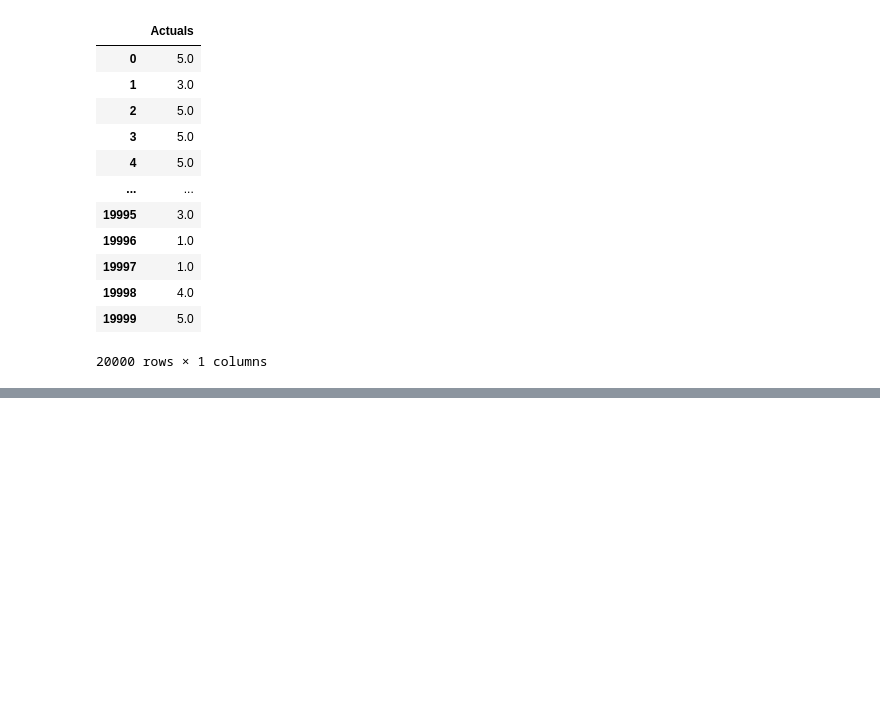
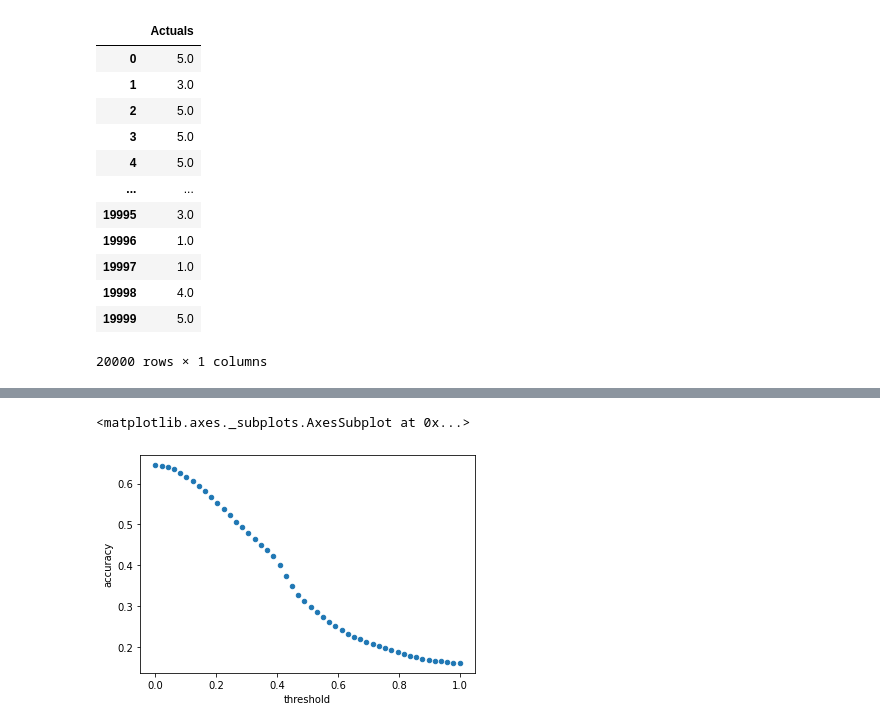
Before and after one commit to CodyBurker/W266_Group_Project, a Jupyter notebook: Cody_Ensembles.ipynb, the cells around one changed output, grey strips where cells are left out. Drawn from its saved outputs; the diff is of its cells as text; code cells hidden in the pictures; blank space fills up the shorter version.

Commit message:
Correct prediction confidence

```diff
--- a/Cody_Ensembles.ipynb
+++ b/Cody_Ensembles.ipynb
@@ -418,0 +314,13 @@ Accuracy: LinearSVM     71.2000%
+# %%
+# Get guess with most entropy
+def get_guess(row):
+  if row[0] > row[2]:
+    return row[1]
+  else:
+    return row[3]
+
+entropy_test['entropy_pred'] = entropy_test.apply(get_guess,axis=1)
+entropy_test['entropy_min'] = entropy_test[['cnn_entropy','bert_entropy']].apply(np.min,axis=1)
+entropy_train['entropy_pred'] = entropy_train.apply(get_guess,axis=1)
+entropy_train['entropy_min'] = entropy_train[['cnn_entropy','bert_entropy']].apply(np.min,axis=1)
+entropy_test[entropy_test['cnn_pred'] != entropy_test['bert_pred']]
@@ -418,0 +357,25 @@ Accuracy: LinearSVM     71.2000%
+# %%
+# If min is below threshold, go with that guess.
+# Otherwise, predict lowest entropy
+def pred_threshold(row, thresh):
+  if row[6] < thresh:
+    return row[5]
+  else:
+    return row[4]
+# %%
+preds = entropy_train.apply(lambda x:pred_threshold(x, thresh=0.5), axis=1)
+# %%
+# Use the training set to see what threshold works best.
+from sklearn.metrics import accuracy_score
+results = []
+thresh_list = []
+for thresh in np.linspace(0,1):
+  preds = entropy_train.apply(lambda x:pred_threshold(x, thresh=thresh), axis=1)
+  results.append(accuracy_score(preds, train_actuals['Actuals']))
+  thresh_list.append(thresh)
+# %%
+result_df = pd.DataFrame({'threshold':thresh_list, 'accuracy':results})
+result_df.plot.scatter(x="threshold",y="accuracy")
+# %% [output]
+<matplotlib.axes._subplots.AxesSubplot at 0x...>
+[figure, added]
```
Also changed, not shown: parts of 33 cells of this notebook.
